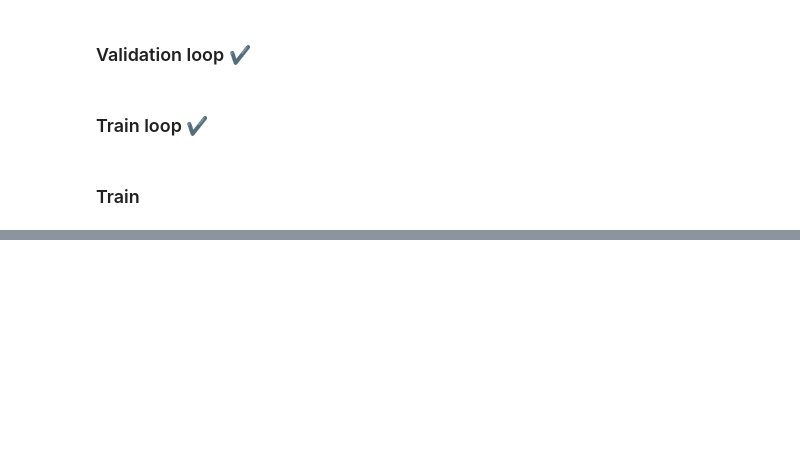
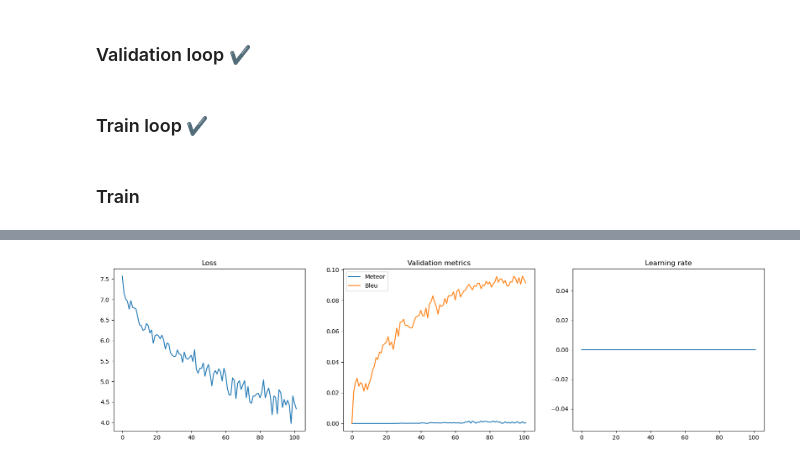
Before and after one commit to maximofn/Curso_Pytorch, a Jupyter notebook: 05 Transformers/33 Entrenamiento internet.ipynb, the cells around one changed output, grey strips where cells are left out. Saved outputs shown, nothing was run; the diff lists cells and outputs as text; code cells hidden in the pictures; blank space fills up the shorter version.

```diff
--- a/05 Transformers/33 Entrenamiento internet.ipynb
+++ b/05 Transformers/33 Entrenamiento internet.ipynb
@@ -1004,5 +1002,7 @@ def train_loop(model, train_dataloader, device, tokenizer_target, epoch, loss_fn
         # Update step and LR
         if LR_SCHEDULER:
             lr_scheduler.step()
+
+    return loss.item(), actual_lr.get_lr()
 # %% [markdown]
 ### Train
@@ -1134,0 +1024,30 @@ PREDICTED: La ’ ’ ’ ’ ’ ’ ’ ’ ’ ’ ’ ’ ’ ’ ’ ’
+# %%
+if EPOCH0 != 0 or STEP0 != 0:
+    if GPUS > 1:
+        print(f"Loading model from {MODEL_PATH}/transformer_{EPOCH0}_{STEP0}.pth")
+        model.load_state_dict(torch.load(f'{MODEL_PATH}/transformer_{EPOCH0}_{STEP0}.pth'))
+        print(f"Model loaded from {MODEL_PATH}/transformer_{EPOCH0}_{STEP0}.pth")
+    else:
+        print(f"Loading model from {MODEL_PATH}/transformer_model_{EPOCH0}_{STEP0}.pth")
+        weights = f"{MODEL_PATH}/transformer_model_{EPOCH0}_{STEP0}.pth"
+        transformer = torch.load(weights, map_location=device)
+        if isinstance(transformer, nn.DataParallel):
+            print("Transforming model to nn.Module")
+            transformer = transformer.module
+        print(f"Model loaded from {MODEL_PATH}/transformer_{EPOCH0}_{STEP0}.pth")
+
+    print(f"load best validation loss from {MODEL_PATH}/best_validation_loss_{EPOCH0}_{STEP0}.npy")
+    best_meteor = np.load(f'{MODEL_PATH}/validation_loss_{EPOCH0}_{STEP0}.npy')
+    print(f"best validation meteor: {best_meteor}")
+else:
+    best_meteor = 1000000
+# %%
+train_loss_list = []
+train_lr_list = []
+validation_meteor_list = []
+validation_bleu_list = []
+
+train_loss_list = np.array(train_loss_list)
+train_lr_list = np.array(train_lr_list)
+validation_meteor_list = np.array(validation_meteor_list)
+validation_bleu_list = np.array(validation_bleu_list)
@@ -1134,0 +1200,15 @@ PREDICTED: La ’ ’ ’ ’ ’ ’ ’ ’ ’ ’ ’ ’ ’ ’ ’ ’
+# %%
+import matplotlib.pyplot as plt
+
+fig, axs = plt.subplots(1, 3, figsize=(20, 5))
+axs[0].plot(train_loss_list)
+axs[0].set_title("Loss")
+axs[1].plot(validation_meteor_list)
+axs[1].plot(validation_bleu_list)
+axs[1].legend(["Meteor", "Bleu"])
+axs[1].set_title("Validation metrics")
+axs[2].plot(train_lr_list)
+axs[2].set_title("Learning rate")
+plt.show()
+# %% [output]
+[figure, added]
```
Also changed, not shown: parts of 6 cells of this notebook.
